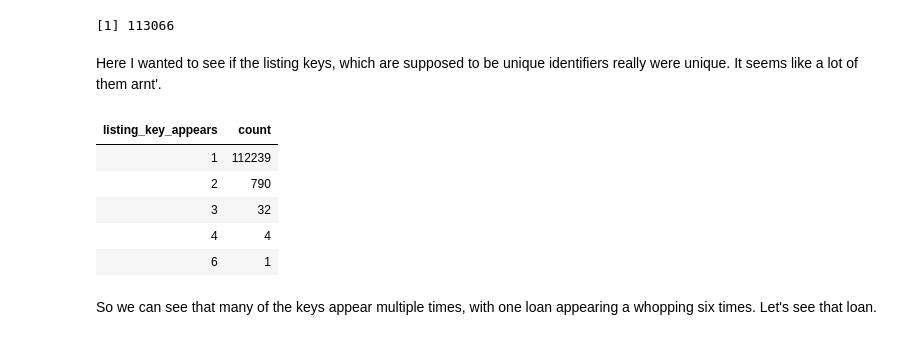
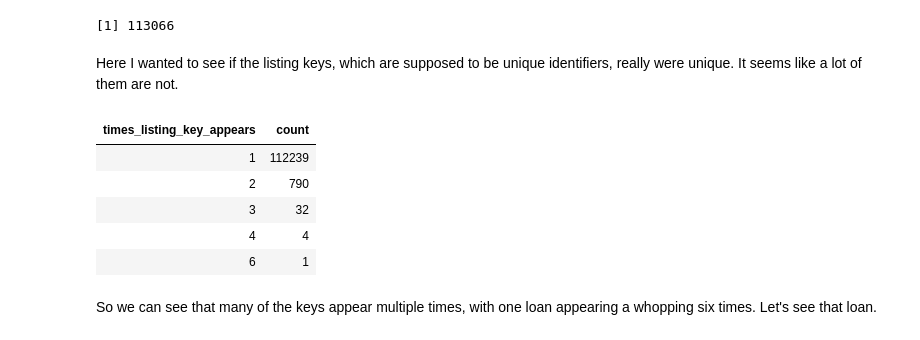
Before and after one commit to timdef/ProsperLoanEDA, a Jupyter notebook: UnivariateExploration.ipynb, the cells around one changed output. Drawn from its saved outputs; the diff is of its cells as text; code cells hidden in the pictures.

```diff
--- a/UnivariateExploration.ipynb
+++ b/UnivariateExploration.ipynb
@@ -69,16 +77,16 @@ length(unique(loans$ListingKey))
 [1] 113937
 [1] 113066
 # %% [markdown]
-Here I wanted to see if the listing keys, which are supposed to be unique identifiers really were unique. It seems like a lot of them arnt'.
+Here I wanted to see if the listing keys, which are supposed to be unique identifiers, really were unique. It seems like a lot of them are not.
 # %%
 loans %>%
 select(ListingKey) %>%
 group_by(ListingKey) %>%
-summarise(listing_key_appears = n()) %>%
-group_by(listing_key_appears) %>%
+summarise(times_listing_key_appears = n()) %>%
+group_by(times_listing_key_appears) %>%
 summarise(count = n())
 # %% [output]
-| listing_key_appears | count |
+| times_listing_key_appears | count |
 | 1 | 112239 |
 | 2 | 790 |
 | 3 | 32 |
```
Also changed, not shown: parts of 21 cells of this notebook, 1 other file.
